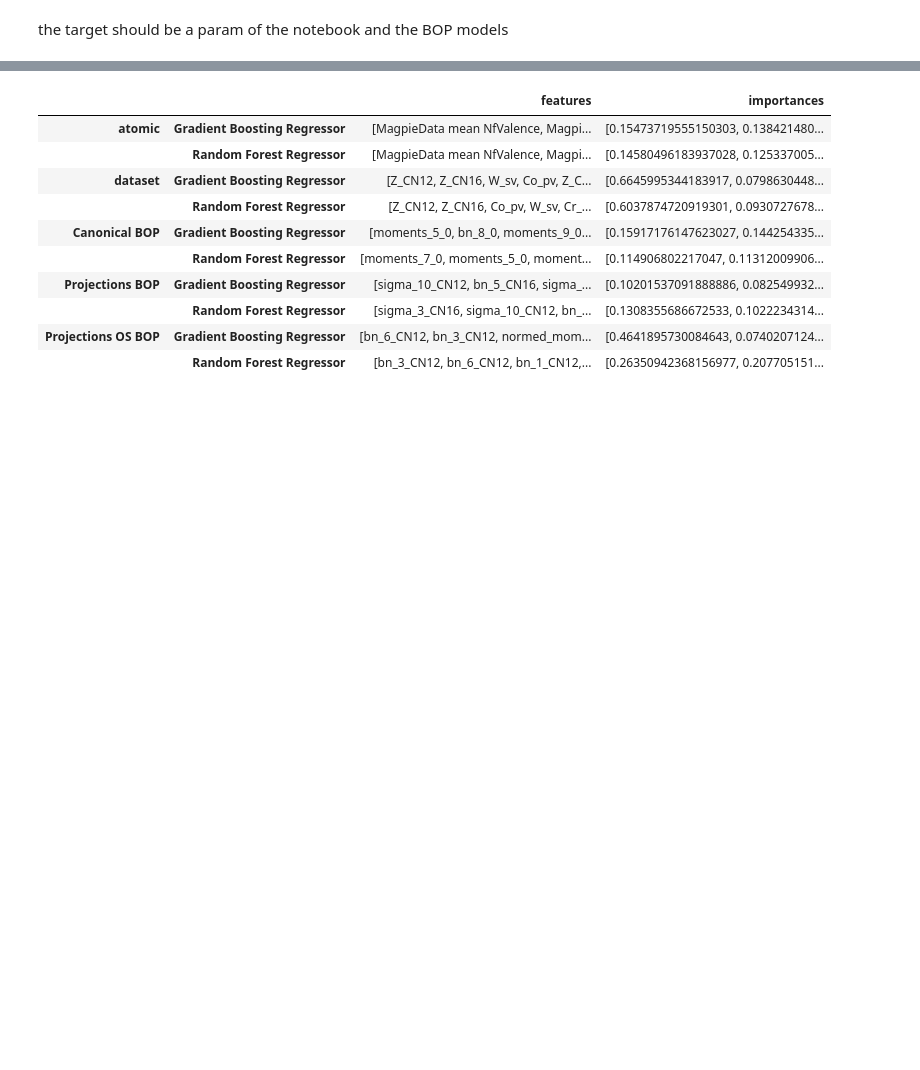
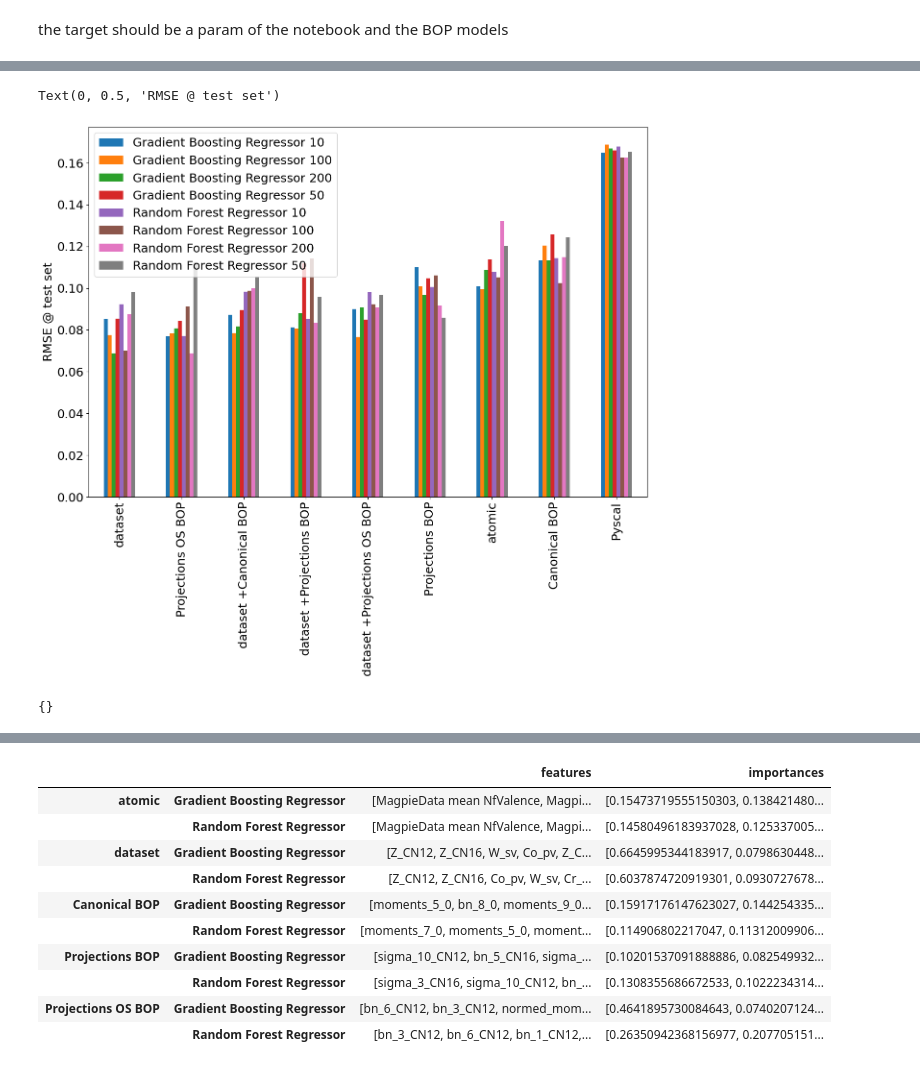
Before and after one commit to AIIMProject/MLFeMoTCPs, a Jupyter notebook: 07_MachineLearn.ipynb, the cells around one changed output, grey strips where cells are left out. Drawn from its saved outputs; the diff is of its cells as text; code cells hidden in the pictures; blank space fills up the shorter version.

```diff
--- a/07_MachineLearn.ipynb
+++ b/07_MachineLearn.ipynb
@@ -126,0 +284,12 @@ Projections OS BOP Random Forest Regressor
+# %%
+sortedwcpav = dfRMSEwCPAV['test'].unstack(level=0).sort_values(by='Gradient Boosting Regressor 200')
+# %%
+ax = sortedwcpav.plot(kind='bar')
+ax.set_ylabel('RMSE @ test set')
+# %% [output]
+Text(0, 0.5, 'RMSE @ test set')
+[figure, added]
+# %%
+trainedmodels
+# %% [output]
+{}
```
Also changed, not shown: parts of 40 cells of this notebook.
